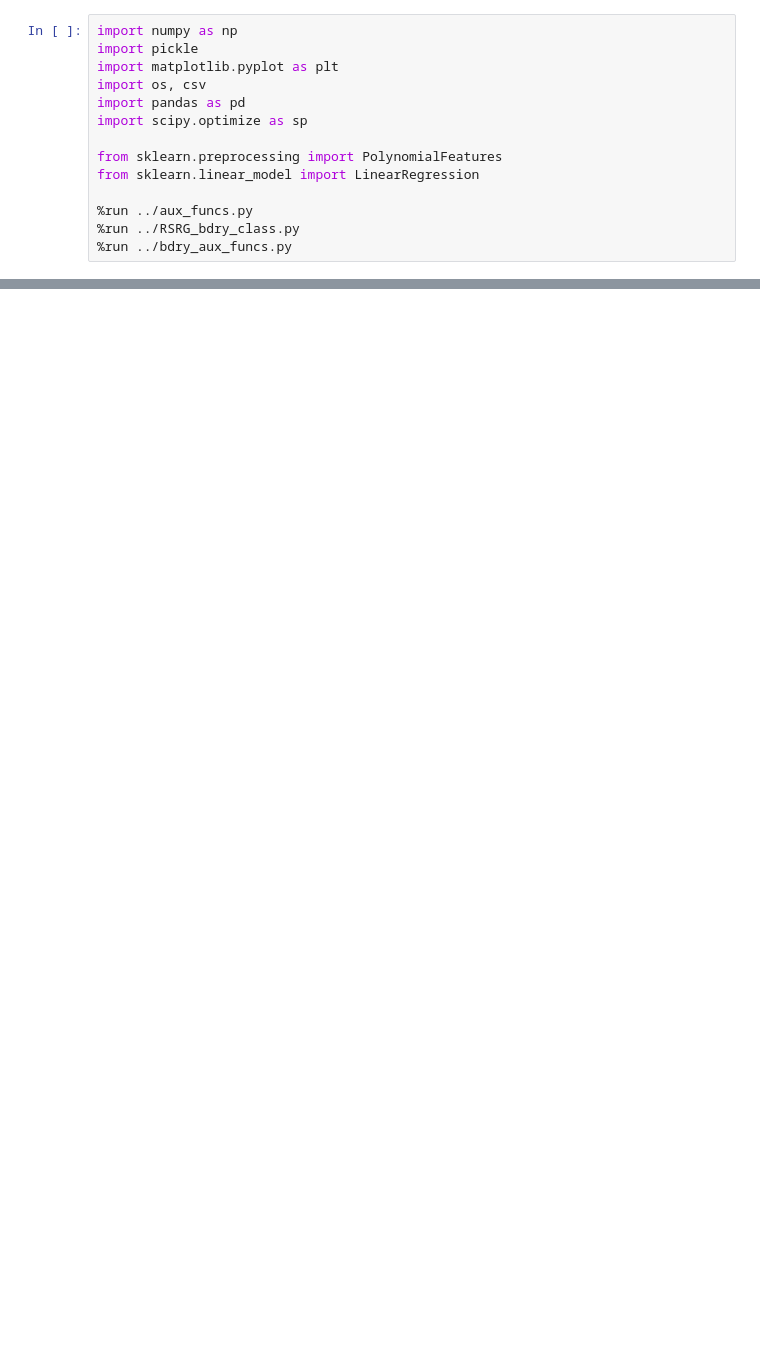
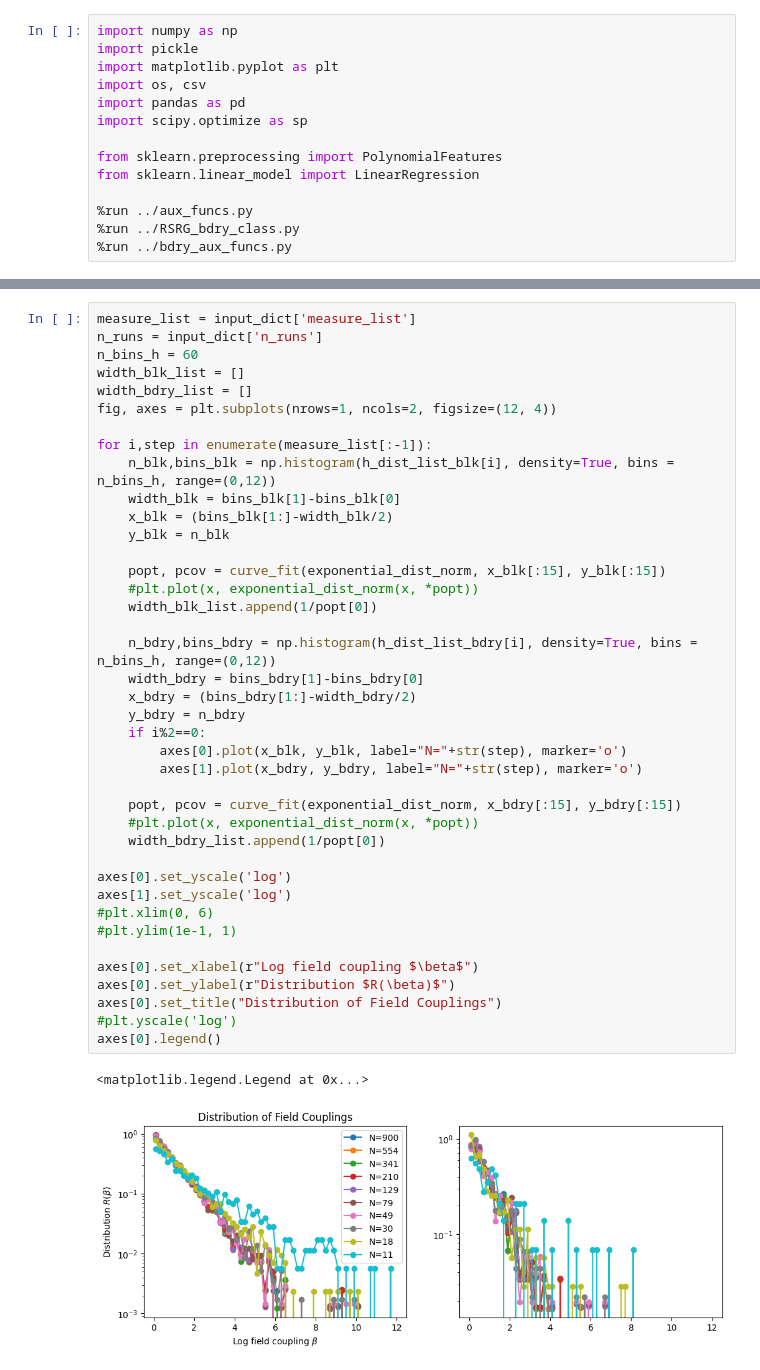
Before and after one commit to tsgaurav/Ising_RSRG, a Jupyter notebook: bdry_output/Bdry_distribution.ipynb, the cells around one changed output, grey strips where cells are left out. Cells and saved outputs as stored; diff of their text form; blank space fills up the shorter version.

```diff
--- a/bdry_output/Bdry_distribution.ipynb
+++ b/bdry_output/Bdry_distribution.ipynb
@@ -21,0 +66,43 @@ log_file
+# %%
+measure_list = input_dict['measure_list']
+n_runs = input_dict['n_runs']
+n_bins_h = 60
+width_blk_list = []
+width_bdry_list = []
+fig, axes = plt.subplots(nrows=1, ncols=2, figsize=(12, 4))
+
+for i,step in enumerate(measure_list[:-1]):
+    n_blk,bins_blk = np.histogram(h_dist_list_blk[i], density=True, bins = n_bins_h, range=(0,12))
+    width_blk = bins_blk[1]-bins_blk[0]
+    x_blk = (bins_blk[1:]-width_blk/2)
+    y_blk = n_blk
+
+    popt, pcov = curve_fit(exponential_dist_norm, x_blk[:15], y_blk[:15])
+    #plt.plot(x, exponential_dist_norm(x, *popt))
+    width_blk_list.append(1/popt[0])
+
+    n_bdry,bins_bdry = np.histogram(h_dist_list_bdry[i], density=True, bins = n_bins_h, range=(0,12))
+    width_bdry = bins_bdry[1]-bins_bdry[0]
+    x_bdry = (bins_bdry[1:]-width_bdry/2)
+    y_bdry = n_bdry
+    if i%2==0:
+        axes[0].plot(x_blk, y_blk, label="N="+str(step), marker='o')
+        axes[1].plot(x_bdry, y_bdry, label="N="+str(step), marker='o')
+
+    popt, pcov = curve_fit(exponential_dist_norm, x_bdry[:15], y_bdry[:15])
+    #plt.plot(x, exponential_dist_norm(x, *popt))
+    width_bdry_list.append(1/popt[0])
+
+axes[0].set_yscale('log')
+axes[1].set_yscale('log')
+#plt.xlim(0, 6)
+#plt.ylim(1e-1, 1)
+
+axes[0].set_xlabel(r"Log field coupling $\beta$")
+axes[0].set_ylabel(r"Distribution $R(\beta)$")
+axes[0].set_title("Distribution of Field Couplings")
+#plt.yscale('log')
+axes[0].legend()
+# %% [output]
+<matplotlib.legend.Legend at 0x...>
+[figure, added]
```
Also changed, not shown: parts of 7 cells of this notebook, 2 other files.
